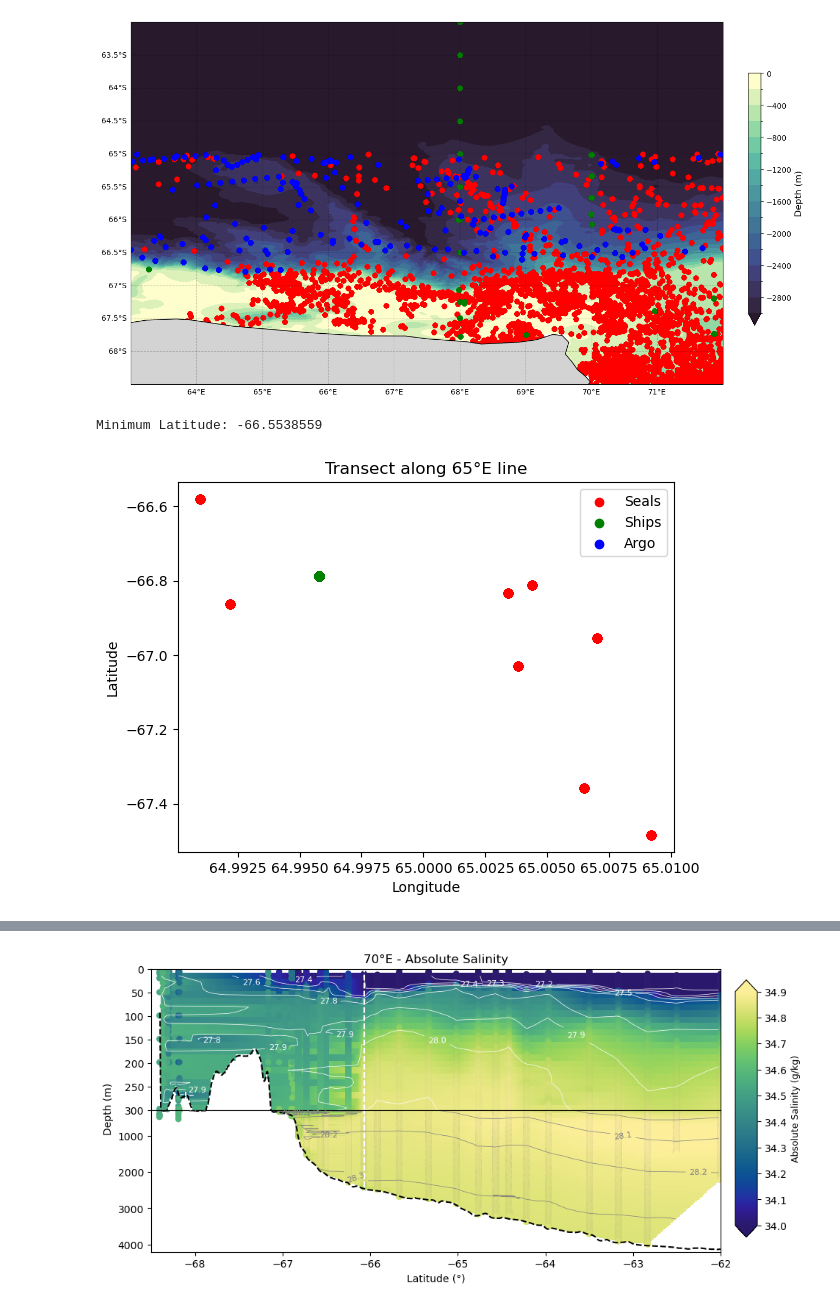
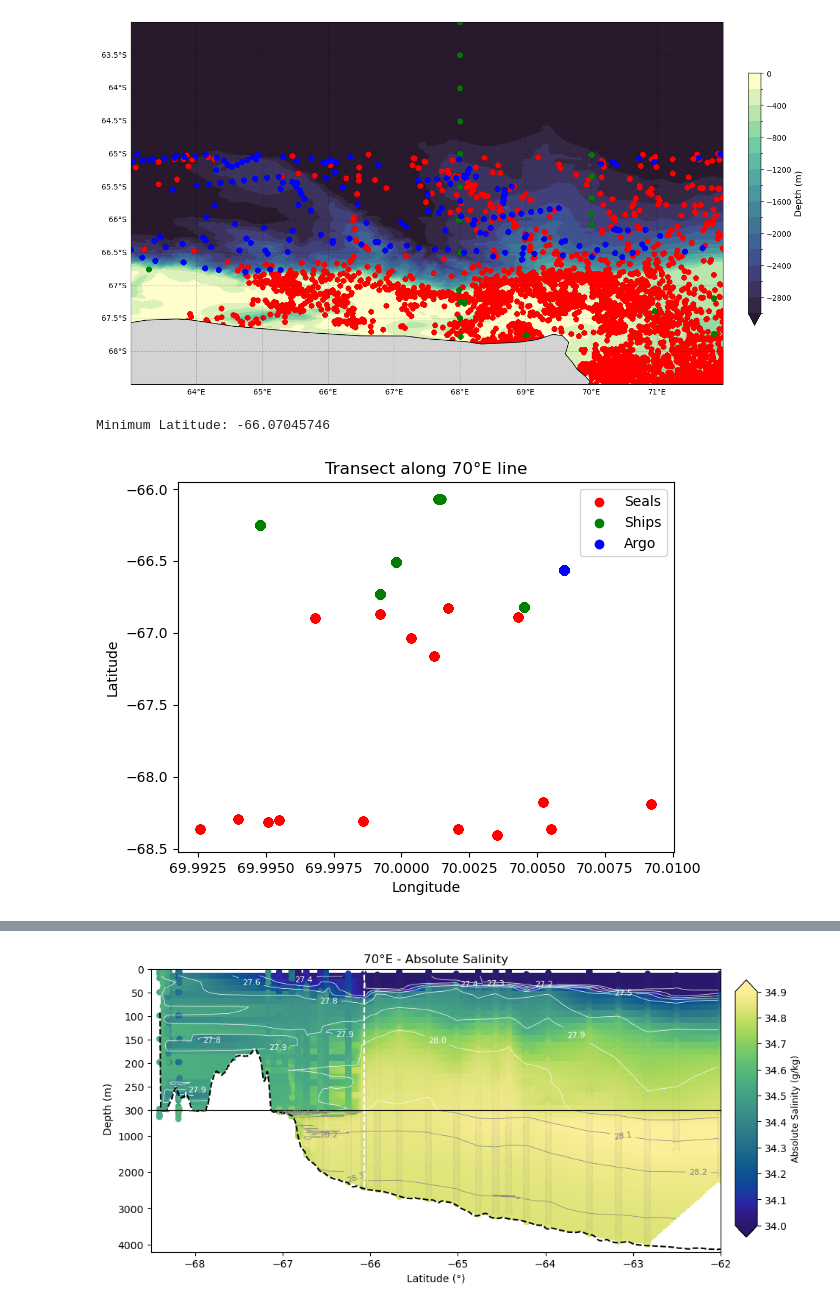
Before and after one commit to SiennaNeve/CDObs, a Jupyter notebook: Notebooks/find_transects.ipynb, the cells around one changed output, grey strips where cells are left out. Drawn from its saved outputs; the diff is of its cells as text; code cells hidden in the pictures.

Commit message:
transects update

```diff
--- a/Notebooks/find_transects.ipynb
+++ b/Notebooks/find_transects.ipynb
@@ -240,9 +240,9 @@ argo_oxygen = oxygen[argo_data]
 ## then open the files & manually add in a time column where Jan 1 = 1 & Dec 30 = 365
 # %%
 #IN2021 65E transect
-name = 'IN2021'
-folder_path = '../Data/Final/transect_data/IN2021_65E'
-longitude_line = 65
+# name = 'IN2021'
+# folder_path = '../Data/Final/transect_data/IN2021_65E'
+# longitude_line = 65
 # # excluded_folder = 'Transect data\IN2021_transect_65E_files\rest of transect to be edited'
 
 # #AA1992 68E transect
@@ -251,10 +251,10 @@ longitude_line = 65
 # longitude_line = 68
 # excluded_folder = 'Transect data\AA1992_transect_68E_files\rest of transect to be edited'
 
-# #IN2021 70E transect
-# name = 'IN2021'
-# folder_path = '../Data/Final/transect_data/IN2021_70E'
-# longitude_line = 70
+# # #IN2021 70E transect
+name = 'IN2021'
+folder_path = '../Data/Final/transect_data/IN2021_70E'
+longitude_line = 70
 # excluded_folder = 'Transect data\IN2021_transect_70E_files\rest of transect to be edited'
 # %%
 # Initialize lists to store the extracted data
@@ -662,23 +662,24 @@ minimum_latitude = np.min(all_lat)
 
 print("Minimum Latitude:", minimum_latitude)
 # %% [output]
-Minimum Latitude: -66.5538559
+Minimum Latitude: -66.07045746
 # %%
 # Define the range for the transect along __E line
 
 #make sure to align it with whatever ship transect you have chosen
 # #65 lon
-min_longitude = 64.99
-max_longitude = 65.01
+# min_longitude = 64.99
+# max_longitude = 65.01
 # #68
 # min_longitude = 67.99
 # max_longitude = 68.01
 #70 lon
-# min_longitude = 69.99
-# max_longitude = 70.01
+min_longitude = 69.99
+max_longitude = 70.01
 
 #set this to the min lat found in this transect calculated above
 max_latitude = minimum_latitude
+# for the 68 transect
 
 #this makes sure that its only using data in summer because the ship transects are in summer
 #everything except winter
@@ -689,36 +690,36 @@ max_time = 213
 # max_time = 334
 # %%
 # Create a boolean mask for points within the specified range
-in_range_seals = (seals_longitude >= min_longitude) & (seals_longitude <= max_longitude) & (seals_latitude <= max_latitude) & ((seals_time < min_time) | (seals_time > max_time))
-in_range_ships = (ships_longitude >= min_longitude) & (ships_longitude <= max_longitude) & (ships_latitude <= max_latitude) & ((ships_time < min_time) | (ships_time > max_time))
-in_range_argo = (argo_longitude >= min_longitude) & (argo_longitude <= max_longitude) & (argo_latitude <= max_latitude) & ((argo_time < min_time) | (argo_time > max_time))
+# in_range_seals = (seals_longitude >= min_longitude) & (seals_longitude <= max_longitude) & (seals_latitude <= max_latitude) & ((seals_time < min_time) | (seals_time > max_time))
+# in_range_ships = (ships_longitude >= min_longitude) & (ships_longitude <= max_longitude) & (ships_latitude <= max_latitude) & ((ships_time < min_time) | (ships_time > max_time))
+# in_range_argo = (argo_longitude >= min_longitude) & (argo_longitude <= max_longitude) & (argo_latitude <= max_latitude) & ((argo_time < min_time) | (argo_time > max_time))
 
 # Create a boolean mask for points within the specified range without tiime range limit
-# in_range_seals = (seals_longitude >= min_longitude) & (seals_longitude <= max_longitude) & (seals_latitude <= max_latitude)
-# in_range_ships = (ships_longitude >= min_longitude) & (ships_longitude <= max_longitude) & (ships_latitude <= max_latitude)
-# in_range_argo = (argo_longitude >= min_longitude) & (argo_longitude <= max_longitude) & (argo_latitude <= max_latitude)
+in_range_seals = (seals_longitude >= min_longitude) & (seals_longitude <= max_longitude) & (seals_latitude <= max_latitude)
+in_range_ships = (ships_longitude >= min_longitude) & (ships_longitude <= max_longitude) & (ships_latitude <= max_latitude)
+in_range_argo = (argo_longitude >= min_longitude) & (argo_longitude <= max_longitude) & (argo_latitude <= max_latitude)
 
 
 
 # Plot seals data in red
 plt.scatter(seals_longitude[in_range_seals], seals_latitude[in_range_seals], color='red', label='Seals')
 
 # Plot ships data in green
 plt.scatter(ships_longitude[in_range_ships], ships_latitude[in_range_ships], color='green', label='Ships')
 
 # Plot argo data in blue
 plt.scatter(argo_longitude[in_range_argo], argo_latitude[in_range_argo], color='blue', label='Argo')
 
 # Set labels and title
 plt.xlabel('Longitude')
 plt.ylabel('Latitude')
 plt.title(f'Transect along {longitude_line}°E line')
 plt.legend()
 
 # Show the plot
 plt.show()
 # %% [output]
-[figure, old version]
+[figure, new version]
 # %%
 #visualise where your data is
 
```
Also changed, not shown: parts of 14 cells of this notebook.
